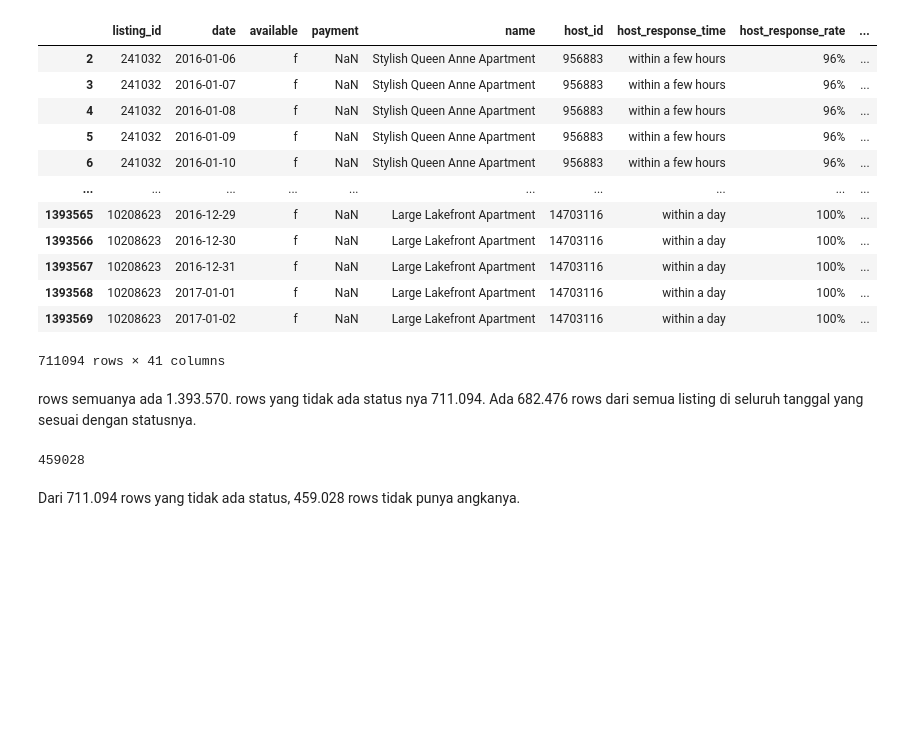
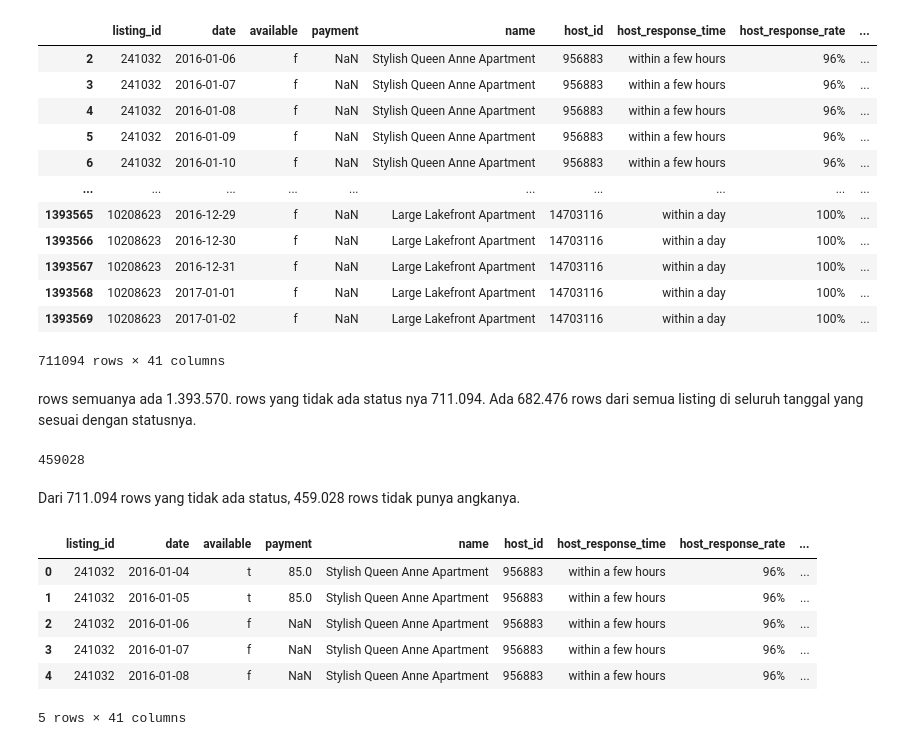
Before and after one commit to Podjan/ResNet, a Jupyter notebook: Finprocoding.ipynb, the cells around one changed output. Saved outputs shown, nothing was run; the diff lists cells and outputs as text; code cells hidden in the pictures; blank space fills up the shorter version.

```diff
--- a/Finprocoding.ipynb
+++ b/Finprocoding.ipynb
@@ -253,0 +265,10 @@ Dari 711.094 rows yang tidak ada status, 459.028 rows tidak punya angkanya.
+# %%
+df_result_updated.head()
+# %% [output]
+|  | listing_id | date | available | payment | name | host_id | host_response_time | host_response_rate | ... |
+| 0 | 241032 | 2016-01-04 | t | 85.0 | Stylish Queen Anne Apartment | 956883 | within a few hours | 96% | ... |
+| 1 | 241032 | 2016-01-05 | t | 85.0 | Stylish Queen Anne Apartment | 956883 | within a few hours | 96% | ... |
+| 2 | 241032 | 2016-01-06 | f | NaN | Stylish Queen Anne Apartment | 956883 | within a few hours | 96% | ... |
+| 3 | 241032 | 2016-01-07 | f | NaN | Stylish Queen Anne Apartment | 956883 | within a few hours | 96% | ... |
+| 4 | 241032 | 2016-01-08 | f | NaN | Stylish Queen Anne Apartment | 956883 | within a few hours | 96% | ... |
+5 rows × 41 columns
```
Also changed, not shown: parts of 6 cells of this notebook, 1 other file.
